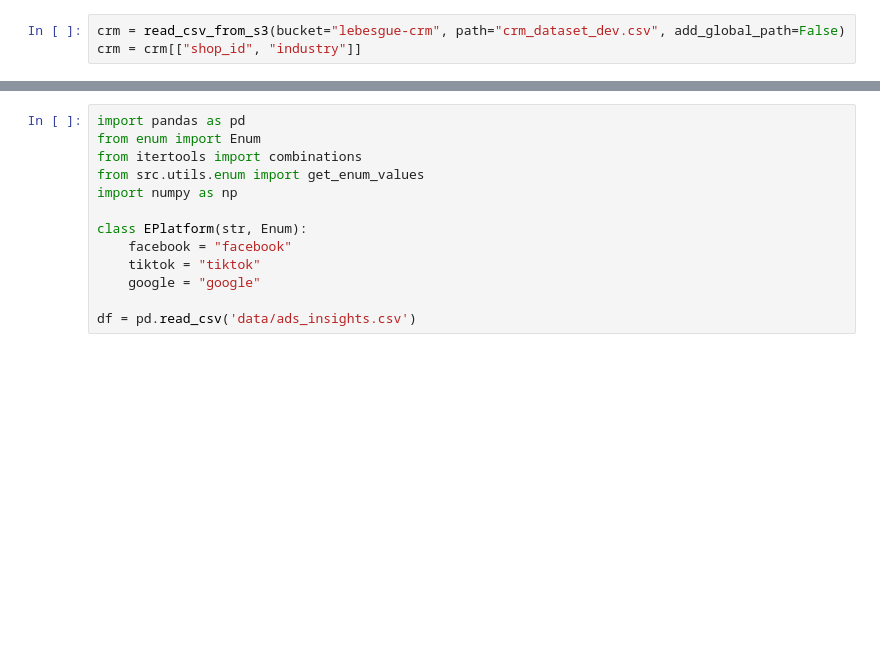
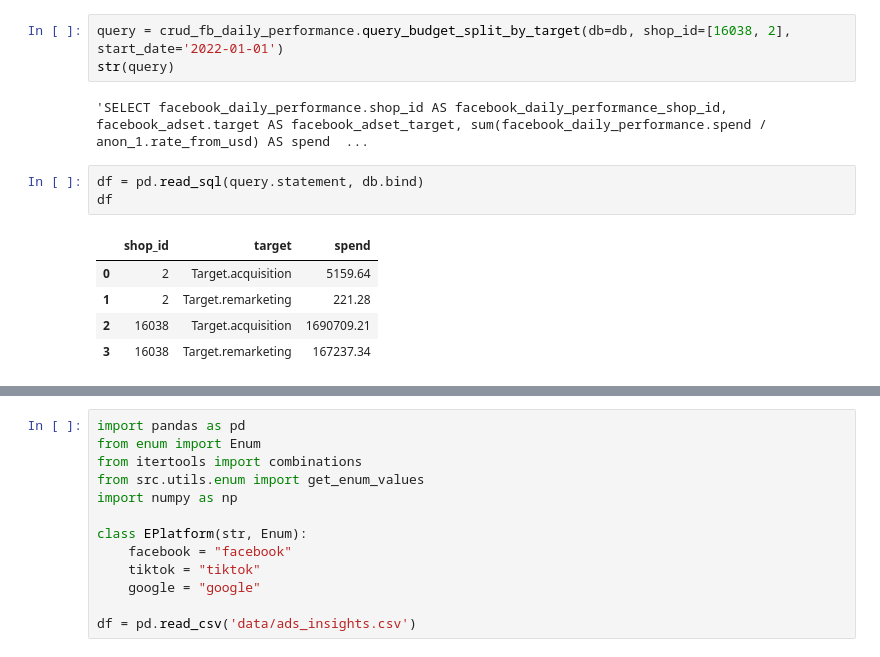
Before and after one commit to Katja-Lebesgue/premium_dashboard, a Jupyter notebook: tmp.ipynb, the cells around one changed output, grey strips where cells are left out. Cells and saved outputs as stored; diff of their text form; blank space fills up the shorter version.

```diff
--- a/tmp.ipynb
+++ b/tmp.ipynb
@@ -8,3 +13,14 @@ ModuleNotFoundError: No module named 'grpc'
-# %%
-crm = read_csv_from_s3(bucket="lebesgue-crm", path="crm_dataset_dev.csv", add_global_path=False)
-crm = crm[["shop_id", "industry"]]
+# %%
+query = crud_fb_daily_performance.query_budget_split_by_target(db=db, shop_id=[16038, 2], start_date='2022-01-01')
+str(query)
+# %% [output]
+'SELECT facebook_daily_performance.shop_id AS facebook_daily_performance_shop_id, facebook_adset.target AS facebook_adset_target, sum(facebook_daily_performance.spend / anon_1.rate_from_usd) AS spend  ...
+# %%
+df = pd.read_sql(query.statement, db.bind)
+df
+# %% [output]
+|  | shop_id | target | spend |
+| 0 | 2 | Target.acquisition | 5159.64 |
+| 1 | 2 | Target.remarketing | 221.28 |
+| 2 | 16038 | Target.acquisition | 1690709.21 |
+| 3 | 16038 | Target.remarketing | 167237.34 |
```
Also changed, not shown: parts of 29 cells of this notebook, 36 other files.
